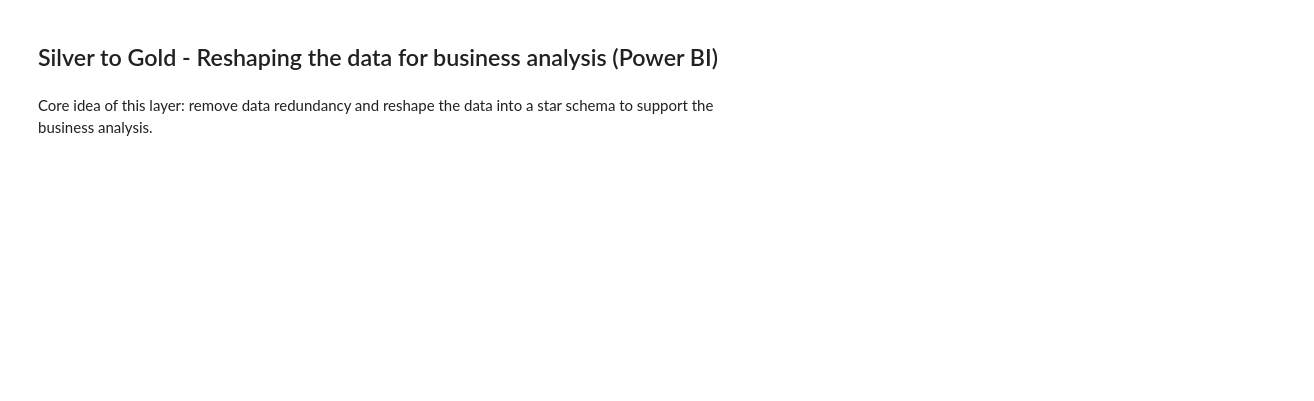
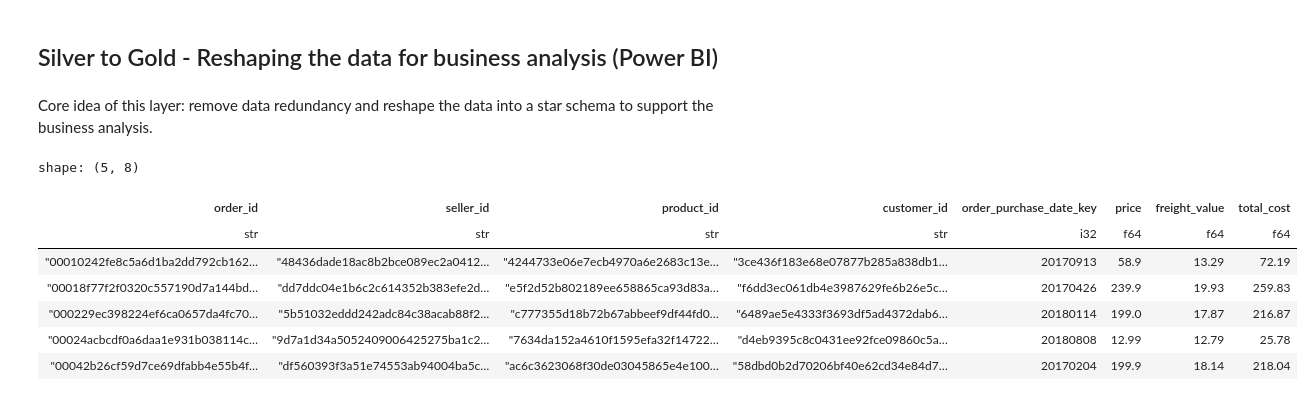
Before and after one commit to SleGort/olist_project, a Jupyter notebook: notebooks/eda.ipynb, the cells around one changed output. Cells and saved outputs as stored; diff of their text form; code cells hidden in the pictures; blank space fills up the shorter version.

```diff
--- a/notebooks/eda.ipynb
+++ b/notebooks/eda.ipynb
@@ -579,0 +566,41 @@ Core idea of this layer: remove data redundancy and reshape the data into a star
+# %%
+# ── fact_sales ── grain: one order item ───────────────────────────────
+# order_items is already at item grain; we only bring the order'''s purchase
+# date (-> date_key) and customer onto each line so the date and customer
+# dimensions can connect. left join keeps every item row, so grain holds.
+fact_sales = (
+    order_items_cleaned
+    .join(
+        orders_cleaned.select("order_id", "customer_id", "order_purchase_timestamp"),
+        on="order_id",
+        how="left",
+    )
+    .with_columns(
+        # integer YYYYMMDD surrogate key into dim_date
+        pl.col("order_purchase_timestamp").dt.strftime("%Y%m%d").cast(pl.Int32)
+        .alias("order_purchase_date_key"),
+        # total amount paid for the line item (item price + shipping fee)
+        (pl.col("price") + pl.col("freight_value")).alias("total_cost"),
+    )
+    .select(
+        "order_id",                  # FK -> dim_order  /  FK -> dim_payments
+        "seller_id",                 # FK -> dim_seller
+        "product_id",                # FK -> dim_product
+        "customer_id",               # FK -> dim_customer
+        "order_purchase_date_key",   # FK -> dim_date
+        "price",                     # measure
+        "freight_value",             # measure
+        "total_cost",                # measure: price + freight_value
+    )
+)
+# %%
+fact_sales.head()
+# %% [output]
+shape: (5, 8)
+| order_id | seller_id | product_id | customer_id | order_purchase_date_key | price | freight_value | total_cost |
+| str | str | str | str | i32 | f64 | f64 | f64 |
+| "00010242fe8c5a6d1ba2dd792cb162… | "48436dade18ac8b2bce089ec2a0412… | "4244733e06e7ecb4970a6e2683c13e… | "3ce436f183e68e07877b285a838db1… | 20170913 | 58.9 | 13.29 | 72.19 |
+| "00018f77f2f0320c557190d7a144bd… | "dd7ddc04e1b6c2c614352b383efe2d… | "e5f2d52b802189ee658865ca93d83a… | "f6dd3ec061db4e3987629fe6b26e5c… | 20170426 | 239.9 | 19.93 | 259.83 |
+| "000229ec398224ef6ca0657da4fc70… | "5b51032eddd242adc84c38acab88f2… | "c777355d18b72b67abbeef9df44fd0… | "6489ae5e4333f3693df5ad4372dab6… | 20180114 | 199.0 | 17.87 | 216.87 |
+| "00024acbcdf0a6daa1e931b038114c… | "9d7a1d34a5052409006425275ba1c2… | "7634da152a4610f1595efa32f14722… | "d4eb9395c8c0431ee92fce09860c5a… | 20180808 | 12.99 | 12.79 | 25.78 |
+| "00042b26cf59d7ce69dfabb4e55b4f… | "df560393f3a51e74553ab94004ba5c… | "ac6c3623068f30de03045865e4e100… | "58dbd0b2d70206bf40e62cd34e84d7… | 20170204 | 199.9 | 18.14 | 218.04 |
```
Also changed, not shown: parts of 29 cells of this notebook, 10 other files.
